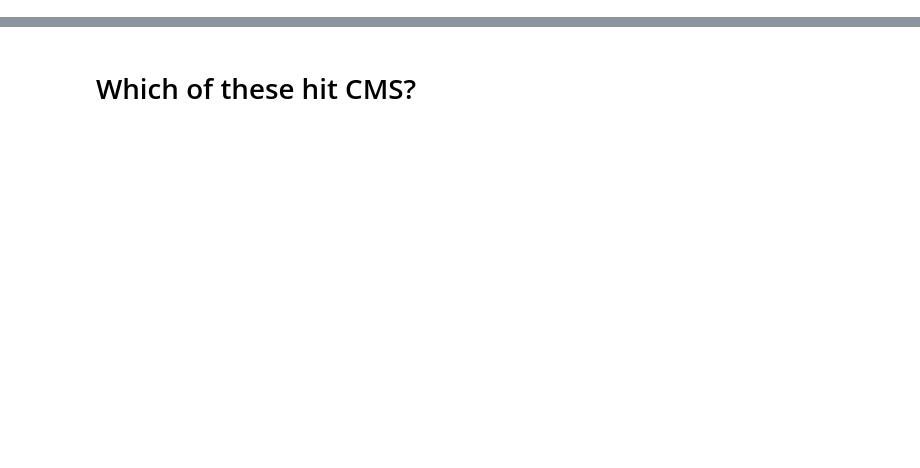
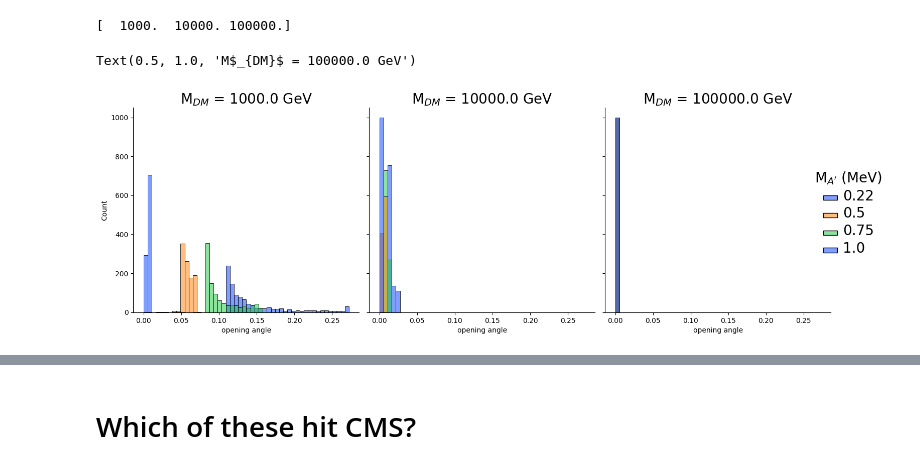
Before and after one commit to mattbellis/earthshine, a Jupyter notebook: background_and_signal_acceptance_studies/generate_signal_events.ipynb, the cells around one changed output, grey strips where cells are left out. Drawn from its saved outputs; the diff is of its cells as text; code cells hidden in the pictures; blank space fills up the shorter version.

```diff
--- a/background_and_signal_acceptance_studies/generate_signal_events.ipynb
+++ b/background_and_signal_acceptance_studies/generate_signal_events.ipynb
@@ -43,9 +79,12 @@ print(tensorflow.__version__)
 
 # High mass states
 MASS_A = [.220,0.5, 0.75, 1]
-DM_MASSES = [1000,10000,100000, 1000000]
+DM_MASSES = [1000,10000,100000]#, 1000000]
 
-nevents = 10000
+#nevents = 10000
+# For testing
+#nevents = 100
+nevents = 1000
 
 start_time = time.time()
 df_decays = dgt.generate_dm_decays(MASS_A=MASS_A, DM_MASSES=DM_MASSES, nevents_to_generate=nevents)
@@ -74,21 +150,25 @@ for text in g.legend.texts:
 # %%
 g = sns.displot(df_decays, x='opening angle', col='M_DM', hue='M_A', bins=50, palette=palette)
 
 # Legend texts
 g.legend.get_title().set_fontsize(20)
 g.legend.set_title(r"M$_{A'}$ (MeV)")
 for text in g.legend.texts:
     text.set_fontsize(20)
 
 dms = df_decays['M_DM'].unique()
 print(dms)
 
 DM_text = '{DM}'
 
 axes = g.axes.flat
 axes[0].set_title(f'M$_{DM_text}$ = {dms[0]} GeV', fontsize=20)
 axes[1].set_title(f'M$_{DM_text}$ = {dms[1]} GeV', fontsize=20)
 axes[2].set_title(f'M$_{DM_text}$ = {dms[2]} GeV', fontsize=20)
-axes[3].set_title(f'M$_{DM_text}$ = {dms[3]} GeV', fontsize=20)
+#axes[3].set_title(f'M$_{DM_text}$ = {dms[3]} GeV', fontsize=20)
+# %% [output]
+[  1000.  10000. 100000.]
+Text(0.5, 1.0, 'M$_{DM}$ = 100000.0 GeV')
+[figure, added]
 # %%
 np.rad2deg(0.1)
```
Also changed, not shown: parts of 33 cells of this notebook, 1 other file.
